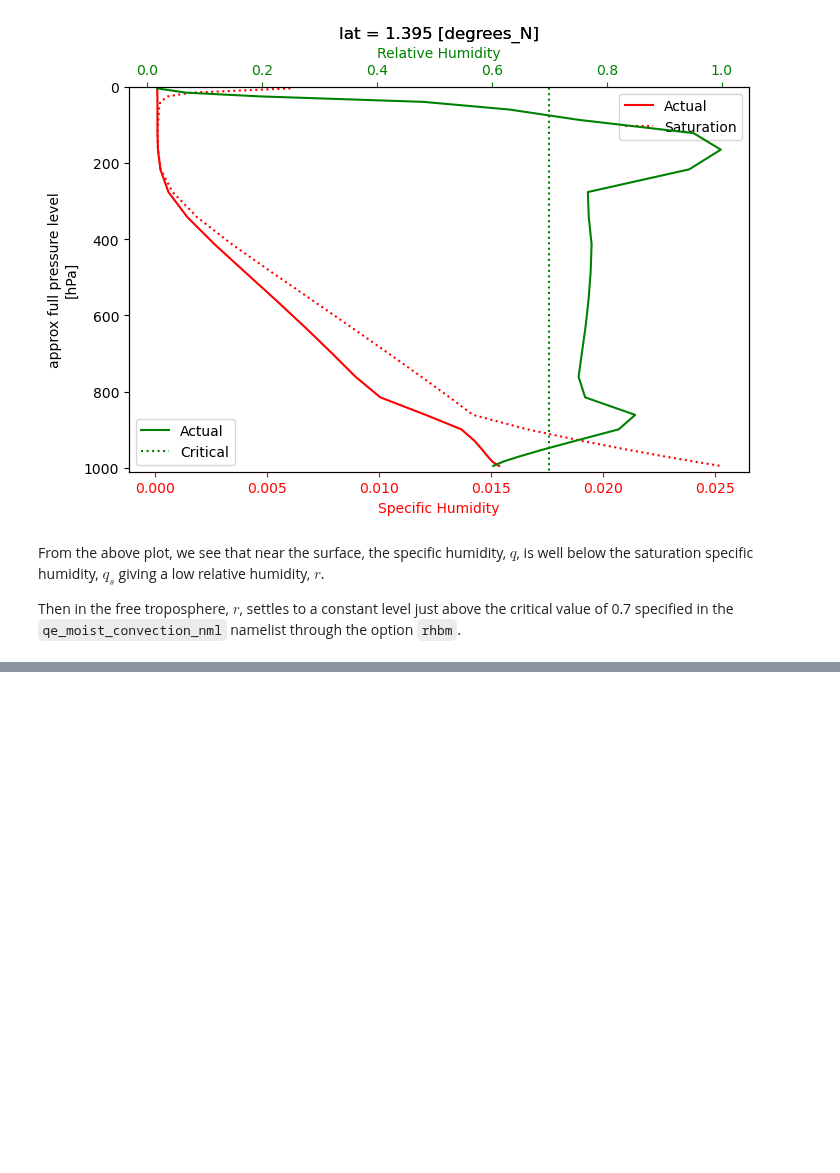
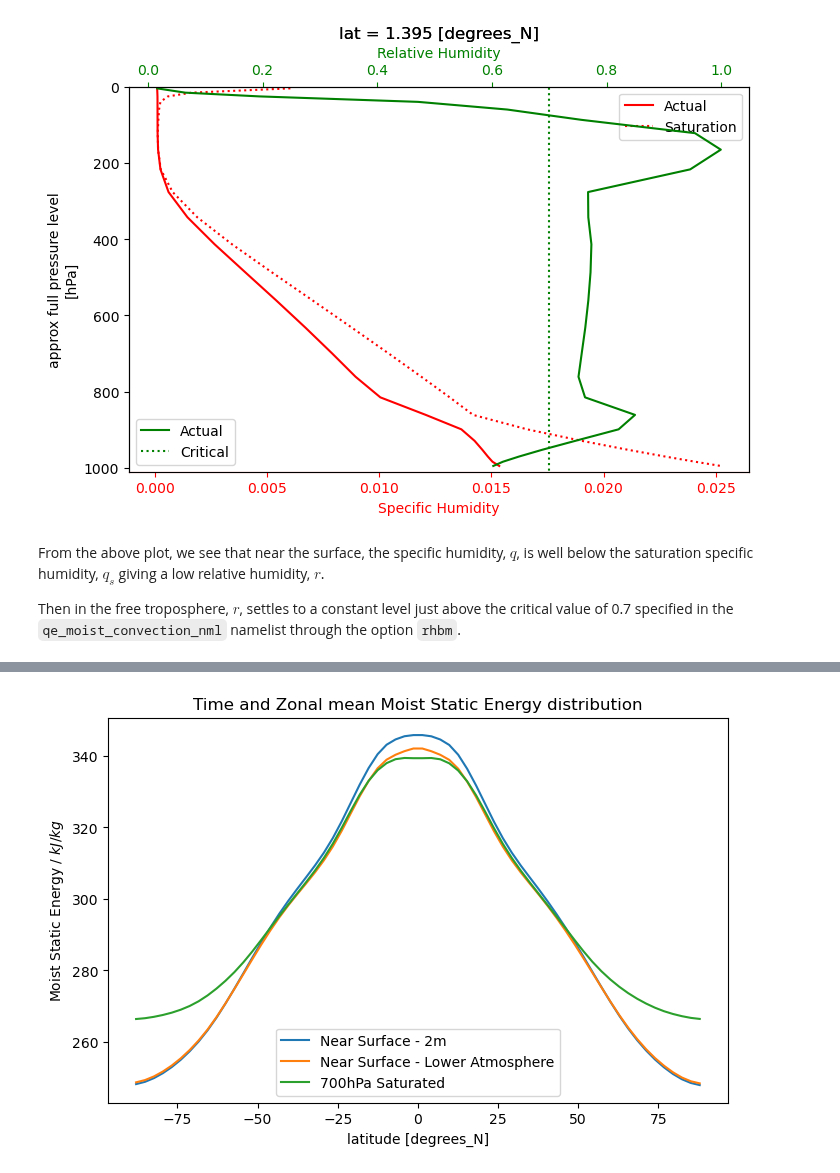
Before and after one commit to jduffield65/Isca, a Jupyter notebook: jobs/convective_coupling/aquaplanet/d5_sphum/sphum_analysis.ipynb, the cells around one changed output, grey strips where cells are left out. Drawn from its saved outputs; the diff is of its cells as text; code cells hidden in the pictures; blank space fills up the shorter version.

```diff
--- a/jobs/convective_coupling/aquaplanet/d5_sphum/sphum_analysis.ipynb
+++ b/jobs/convective_coupling/aquaplanet/d5_sphum/sphum_analysis.ipynb
@@ -77,6 +77,7 @@ pressure_ft = 700  # pressure level of free troposphere in hPa
 ds_ft = ds_use.sel(pfull=pressure_ft, method='nearest')
 
 mse_2m = moist_static_energy(ds_use.temp_2m, ds_use.sphum_2m, 2)
+mse_LA = moist_static_energy(ds_use.temp[-1], ds_use.sphum[-1], ds_use.height[-1])
 mse_ft = moist_static_energy(ds_ft.temp, ds_ft.sphum, ds_ft.height)
 
 mix_ratio_sat = mixing_ratio_from_partial_pressure(saturation_vapor_pressure(ds_ft.temp), ds_ft.pfull * 100)
@@ -99,0 +144,10 @@ ax.set_title('Time and Zonal mean Moist Static Energy distribution');
+# %%
+fig, ax = plt.subplots(1,1, figsize=(8, 5))
+mse_2m.plot.line(ax=ax, add_legend=False, label="Near Surface - 2m")
+mse_LA.plot.line(ax=ax, add_legend=False, label="Near Surface - Lower Atmosphere")
+mse_ft_sat.plot.line(ax=ax, add_legend=False, label=f"{pressure_ft}hPa Saturated")
+ax.legend();
+ax.set_ylabel('Moist Static Energy / $kJ/kg$');
+ax.set_title('Time and Zonal mean Moist Static Energy distribution');
+# %% [output]
+[figure, added]
```
Also changed, not shown: parts of 13 cells of this notebook, 2 other files.
